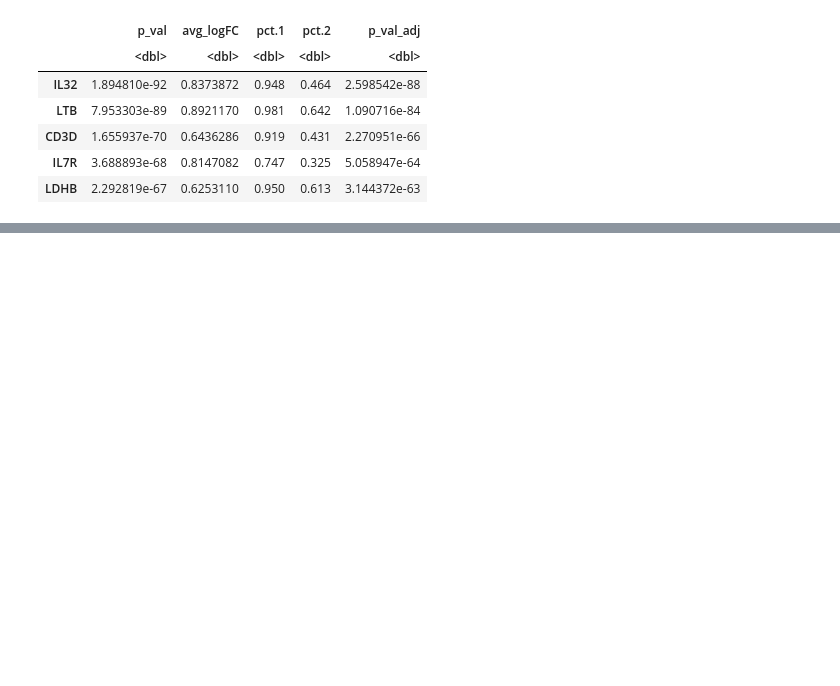
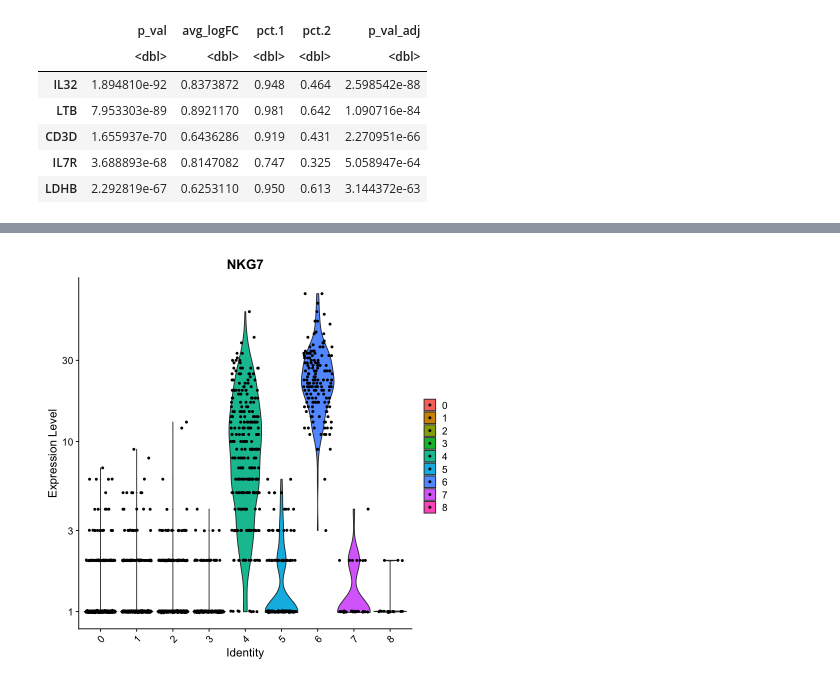
Before and after one commit to shankaracharya/Seurat_pbmc_example, a Jupyter notebook: seurat_pbmc.ipynb, the cells around one changed output, grey strips where cells are left out. Saved outputs shown, nothing was run; the diff lists cells and outputs as text; code cells hidden in the pictures; blank space fills up the shorter version.

```diff
--- a/seurat_pbmc.ipynb
+++ b/seurat_pbmc.ipynb
@@ -174,0 +235,5 @@ A data.frame: 5 × 5
+# %%
+# you can plot raw counts as well
+VlnPlot(pbmc, features = c("NKG7"), slot = "counts", log = TRUE)
+# %% [output]
+[figure, added]
```
Also changed, not shown: parts of 7 cells of this notebook.
